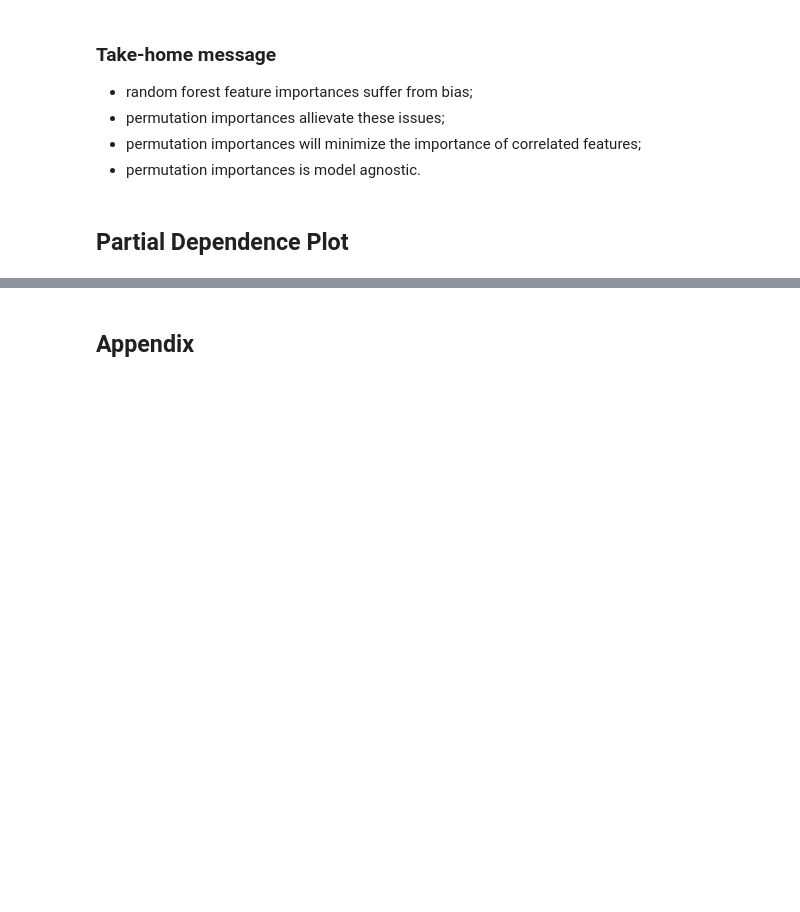
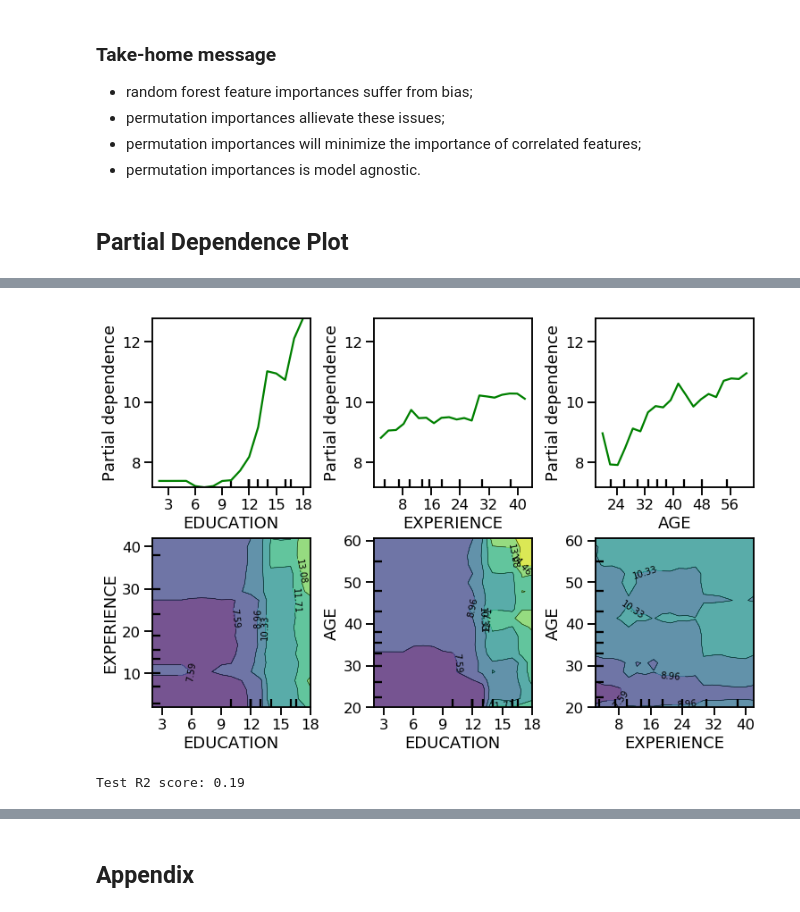
Before and after one commit to glemaitre/scikit-learn-workshop-2019, a Jupyter notebook: notebook.ipynb, the cells around one changed output, grey strips where cells are left out. Drawn from its saved outputs; the diff is of its cells as text; code cells hidden in the pictures; blank space fills up the shorter version.

```diff
--- a/notebook.ipynb
+++ b/notebook.ipynb
@@ -654,0 +722,5 @@ model.fit(X_train, y_train);
+# %%
+feature_names = (model.named_steps['columntransformer']
+                      .named_transformers_['onehotencoder']
+                      .get_feature_names(input_features=categorical_columns))
+feature_names = np.hstack([feature_names, binary_columns, numerical_columns])
@@ -655,3 +736,54 @@ model.fit(X_train, y_train);
+# %%
+X_train_preprocessed = (model.named_steps['columntransformer']
+                             .transform(X_train))
+X_test_preprocessed = (model.named_steps['columntransformer']
+                            .transform(X_test))
+# %%
+from sklearn.inspection import plot_partial_dependence
+
+fig = plt.figure(figsize=(11, 11))
+features = [16, 17, 18, (16, 17), (16, 18), (17, 18)]
+plot_partial_dependence(
+    model.named_steps['randomforestregressor'],
+    X_train_preprocessed, features, feature_names=feature_names,
+    n_jobs=-1, grid_resolution=20, fig=fig
+)
+# %% [output]
+[figure, added]
+# %%
+from sklearn.preprocessing import QuantileTransformer
+from sklearn.neural_network import MLPRegressor
+
+X = censing.data[censing.feature_names]
+y = censing.data[censing.target_names].values.ravel()
+
+X_train, X_test, y_train, y_test = train_test_split(
+    X, y, random_state=42
+)
+
+categorical_columns = ['RACE', 'OCCUPATION', 'SECTOR']
+binary_columns = ['MARR', 'UNION', 'SEX', 'SOUTH']
+numerical_columns = ['EDUCATION', 'EXPERIENCE', 'AGE']
+
+preprocessor = make_column_transformer(
+    (OneHotEncoder(), categorical_columns),
+    (OrdinalEncoder(), binary_columns),
+    remainder='passthrough'
+)
+
+model = make_pipeline(
+    preprocessor,
+    MLPRegressor(hidden_layer_sizes=(10, 10),
+                 learning_rate_init=0.01,
+                 max_iter=200,
+                 early_stopping=True,
+                 n_iter_no_change=10,
+                 validation_fraction=0.1)
+)
+model.fit(X_train, y_train)
+print("Test R2 score: {:.2f}".format(model.score(X_test, y_test)))
+# %% [output]
+Test R2 score: 0.19
 # %%
 feature_names = (model.named_steps['columntransformer']
                       .named_transformers_['onehotencoder']
```
Also changed, not shown: parts of 27 cells of this notebook.
